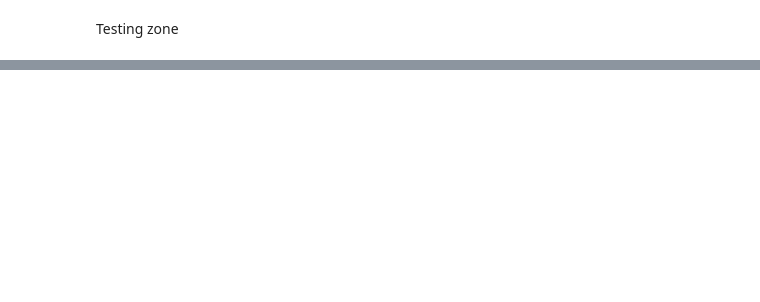
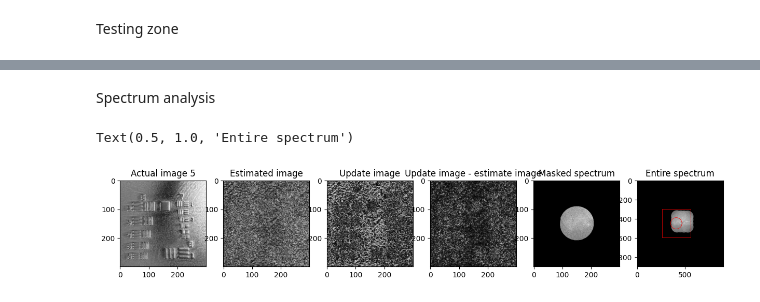
Before and after one commit to willtaylor072/Will_Taylor_FPM_4YP-main, a Jupyter notebook: reconstruction.ipynb, the cells around one changed output, grey strips where cells are left out. Saved outputs shown, nothing was run; the diff lists cells and outputs as text; code cells hidden in the pictures; blank space fills up the shorter version.

```diff
--- a/reconstruction.ipynb
+++ b/reconstruction.ipynb
@@ -213,0 +241,52 @@ Text(0.5, 1.0, 'LED positions (original and corrected)')
+# %% [markdown]
+Spectrum analysis
+# %%
+i = 5
+
+img_size = images.shape[0] # Square, same size as pupil function
+obj_size = obj.shape[0] # Square
+obj_center = obj_size // 2
+x_start = int(obj_center + (kx[i] - 0) - img_size//2) # For cropping object spectrum
+y_start = int(obj_center - (ky[i] - 0) - img_size//2)
+
+# print(x_start,y_start)
+
+# Part of spectrum to update
+object_cropped = obj[y_start:y_start+img_size, x_start:x_start+img_size]
+masked_object = object_cropped * pupil
+
+# Estimated image in Fourier domain
+estimated_image = object_cropped * pupil
+# estimated_image = np.copy(object_cropped)
+
+# Update image in Fourier domain
+# update_image = fpm.FT(img * (fpm.IFT(estimated_image) / np.abs(fpm.IFT(estimated_image)))) - estimated_image # EPRY paper
+update_image = fpm.FT(img*np.exp(1j*np.angle(fpm.IFT(estimated_image)))) - estimated_image # Identical
+
+fig, axes = plt.subplots(1, 6, figsize=(15,15))
+axes[0].imshow(np.abs(images[:,:,i]),cmap='gray')
+axes[0].set_title(f'Actual image {i}')
+
+axes[1].imshow(np.abs(fpm.IFT(estimated_image)),cmap='gray')
+axes[1].set_title('Estimated image')
+
+axes[2].imshow(np.abs(fpm.IFT(update_image)),cmap='gray')
+axes[2].set_title('Update image')
+
+axes[3].imshow(np.abs(fpm.IFT((update_image - estimated_image))),cmap='gray')
+axes[3].set_title('Update image - estimate image')
+
+# Masked spectrum
+axes[4].imshow(np.log(np.abs(masked_object) + 1),cmap='gray')
+axes[4].set_title('Masked spectrum')
+
+# Whole spectrum
+axes[5].imshow(np.log(np.abs(obj) + 1),cmap='gray')
+rectangle = patches.Rectangle((x_start,y_start),img_size,img_size,linewidth=0.5, edgecolor='red', facecolor='none')
+circle = patches.Circle((x_start + img_size//2, y_start + img_size//2), radius=pupil_radius,linewidth =0.5, edgecolor='red',facecolor='none')
+axes[5].add_patch(circle)
+axes[5].add_patch(rectangle)
+axes[5].set_title('Entire spectrum')
+# %% [output]
+Text(0.5, 1.0, 'Entire spectrum')
+[figure, added]
```
Also changed, not shown: parts of 7 cells of this notebook, 5 other files.
